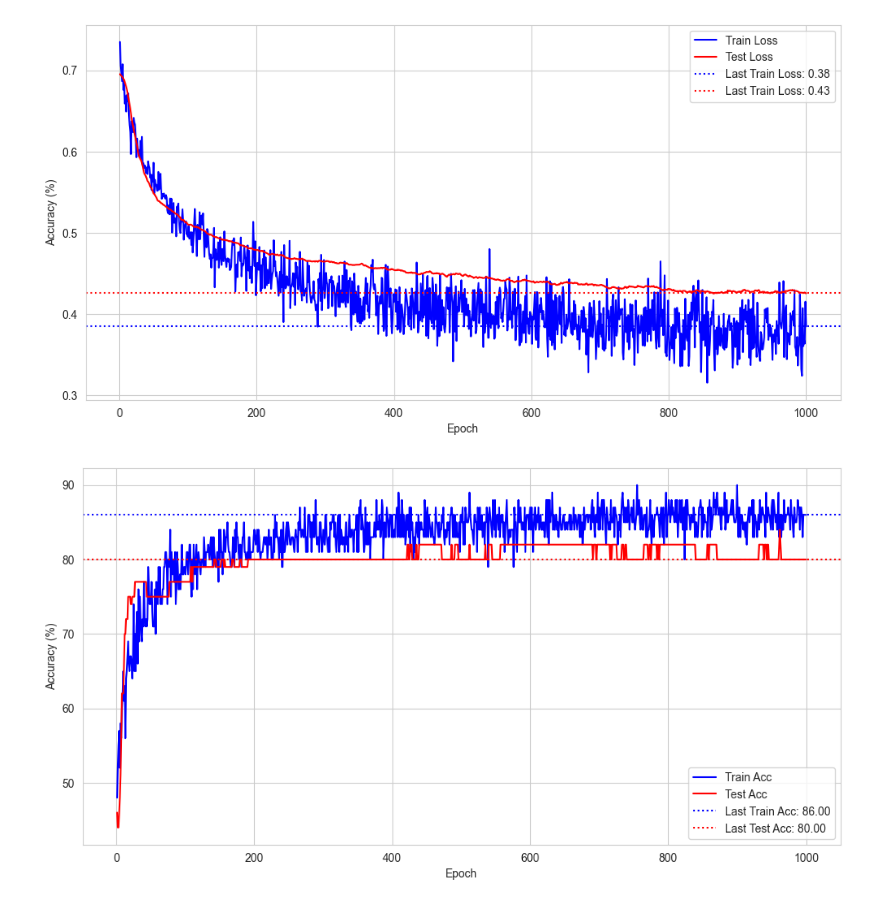
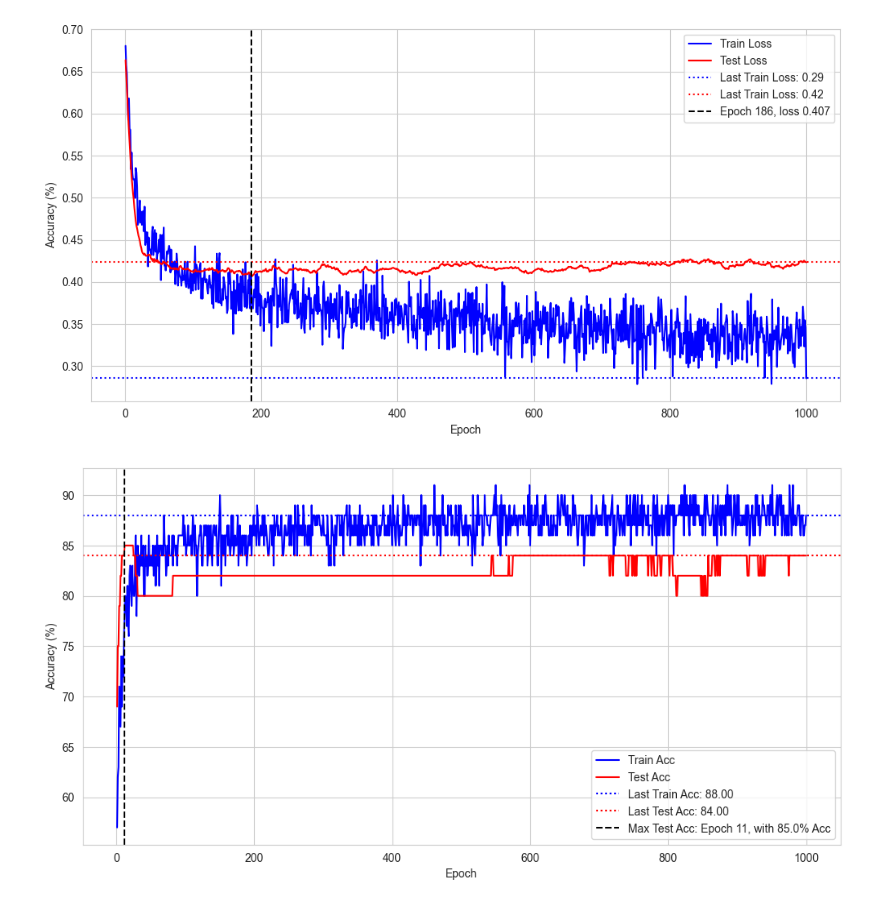
Before and after one commit to cankucukyilmaz/Data_Science, a Jupyter notebook: Supervised_Learning/Classification/Binary_Classification/Heart_Attack_Analysis_and_Prediction/modelling/torch.ipynb, the cells around one changed output. Saved outputs shown, nothing was run; the diff lists cells and outputs as text; code cells hidden in the pictures.

Commit message:
NN 85% Test Acc

```diff
--- a/Supervised_Learning/Classification/Binary_Classification/Heart_Attack_Analysis_and_Prediction/modelling/torch.ipynb
+++ b/Supervised_Learning/Classification/Binary_Classification/Heart_Attack_Analysis_and_Prediction/modelling/torch.ipynb
@@ -25,7 +27,7 @@ class NN(nn.Module):
             layers.append(nn.Linear(cur_size, size))
             if use_batchnorm:
                 layers.append(nn.BatchNorm1d(size))
-            layers.append(nn.ReLU())
+            layers.append(nn.Tanh())
             if use_dropout:
                 layers.append(nn.Dropout(0.5))
             cur_size = size
@@ -45,7 +47,7 @@ def binary_acc(y_pred, y_test):
 
     return acc
 # %%
-df = pd.read_csv("processed_heart.csv")
+df = pd.read_csv("transformed_heart.csv")
 # %%
 X = df.drop("output", axis=1)
 y = df["output"]
@@ -121,17 +125,19 @@ Epoch 1000: | Train Loss: 0.3850 | Test Loss: 0.4258 | Train Acc: 86.00% | Test
 # %%
 plt.figure(figsize=(12, 6))
 sns.lineplot(x=range(1, num_epochs+1), y=train_losses,label="Train Loss", color="blue")
 sns.lineplot(x=range(1, num_epochs+1), y=test_losses,label="Test Loss", color="red")
 
 plt.axhline(y=train_losses[-1], color='blue', linestyle=':', label=f'Last Train Loss: {train_losses[-1]:.2f}')
 plt.axhline(y=test_losses[-1], color='red', linestyle=':', label=f'Last Train Loss: {test_losses[-1]:.2f}')
 
+plt.axvline(x=np.argmin(test_losses), color="black", linestyle="--", label=f"Epoch {np.argmin(test_losses)}, loss {min(test_losses):.3f}")
+
 plt.xlabel("Epoch")
 plt.ylabel("Accuracy (%)")
 plt.legend()
 plt.show()
 # %% [output]
-[figure, old version]
+[figure, new version]
 # %%
 plt.figure(figsize=(12, 6))
 sns.lineplot(x=range(1, num_epochs+1), y=train_accuracies,label="Train Acc", color="blue")
@@ -140,9 +146,11 @@ sns.lineplot(x=range(1, num_epochs+1), y=test_accuracies,label="Test Acc", color
 plt.axhline(y=train_accuracies[-1], color='blue', linestyle=':', label=f'Last Train Acc: {train_accuracies[-1]:.2f}')
 plt.axhline(y=test_accuracies[-1], color='red', linestyle=':', label=f'Last Test Acc: {test_accuracies[-1]:.2f}')
 
+plt.axvline(x=np.argmax(test_accuracies), color="black", linestyle="--", label=f"Max Test Acc: Epoch {np.argmax(test_accuracies)}, with {max(test_accuracies)}% Acc")
+
 plt.xlabel("Epoch")
 plt.ylabel("Accuracy (%)")
 plt.legend()
 plt.show()
 # %% [output]
-[figure, old version]
+[figure, new version]
```
Also changed, not shown: parts of 2 cells of this notebook.
